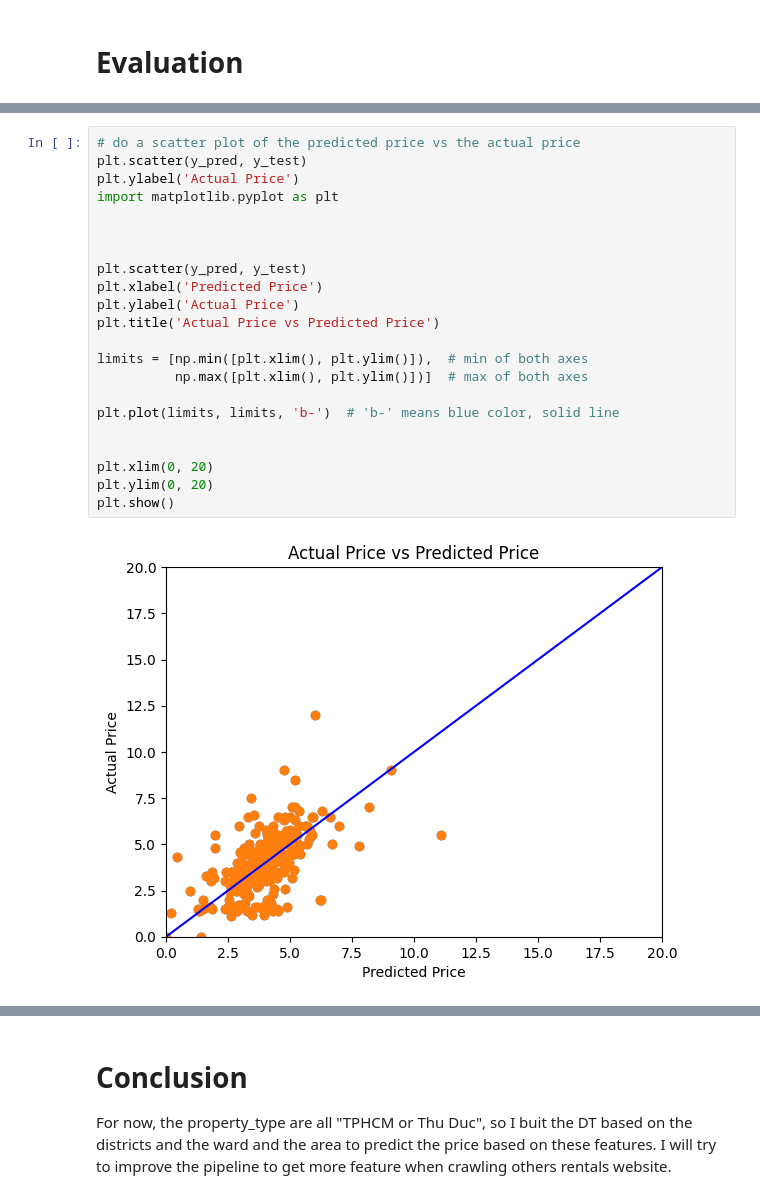
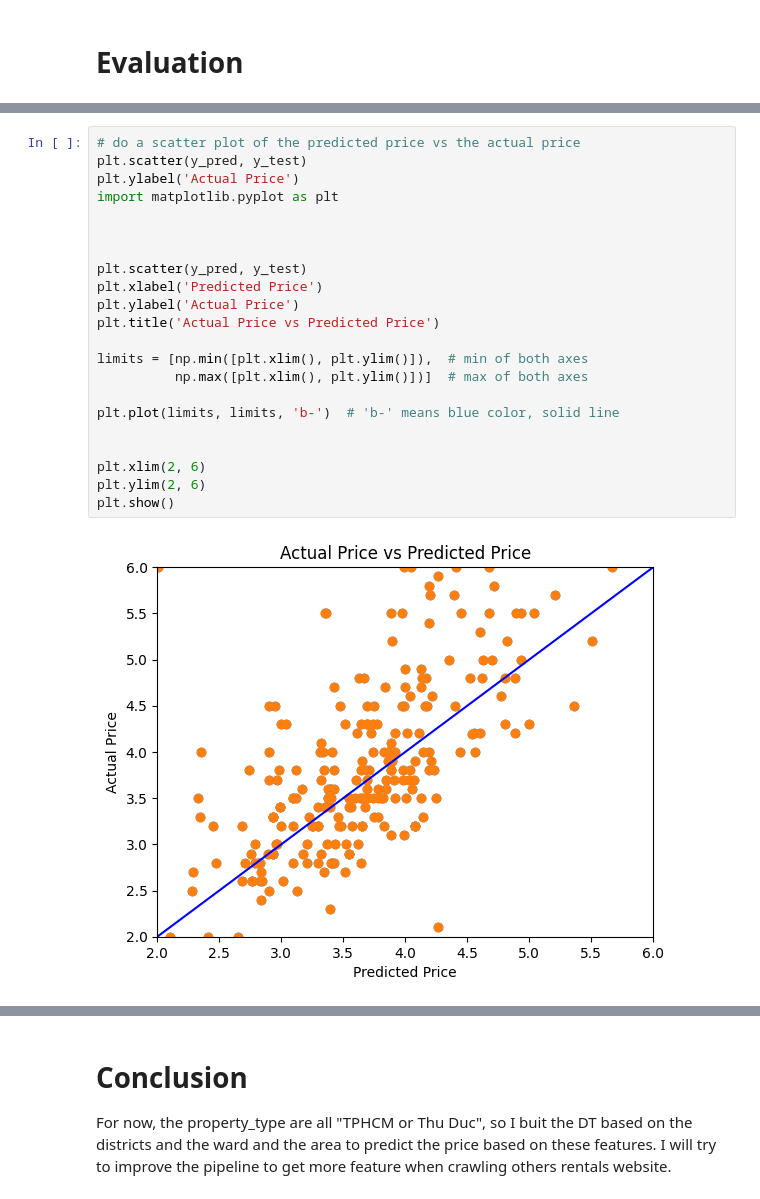
Before and after one commit to bkrental/website-crawler-service, a Jupyter notebook: website_scraper/models/price_predicting_model.ipynb, the cells around one changed output, grey strips where cells are left out. Saved outputs shown, nothing was run; the diff lists cells and outputs as text.

```diff
--- a/website_scraper/models/price_predicting_model.ipynb
+++ b/website_scraper/models/price_predicting_model.ipynb
@@ -174,26 +199,26 @@ Root Mean Squared Error (RMSE): 1.1766125432333554
 # %%
 # do a scatter plot of the predicted price vs the actual price
 plt.scatter(y_pred, y_test)
 plt.ylabel('Actual Price')
 import matplotlib.pyplot as plt
 
 
 
 plt.scatter(y_pred, y_test)
 plt.xlabel('Predicted Price')
 plt.ylabel('Actual Price')
 plt.title('Actual Price vs Predicted Price')
 
 limits = [np.min([plt.xlim(), plt.ylim()]),  # min of both axes
           np.max([plt.xlim(), plt.ylim()])]  # max of both axes
 
 plt.plot(limits, limits, 'b-')  # 'b-' means blue color, solid line
 
 
-plt.xlim(0, 20)
-plt.ylim(0, 20)
+plt.xlim(2, 6)
+plt.ylim(2, 6)
 plt.show()
 # %% [output]
-[figure, old version]
+[figure, new version]
 # %%
 compare = pd.DataFrame({'Actual': y_test, 'Predicted': y_pred})
```
Also changed, not shown: parts of 21 cells of this notebook, 8 other files.
